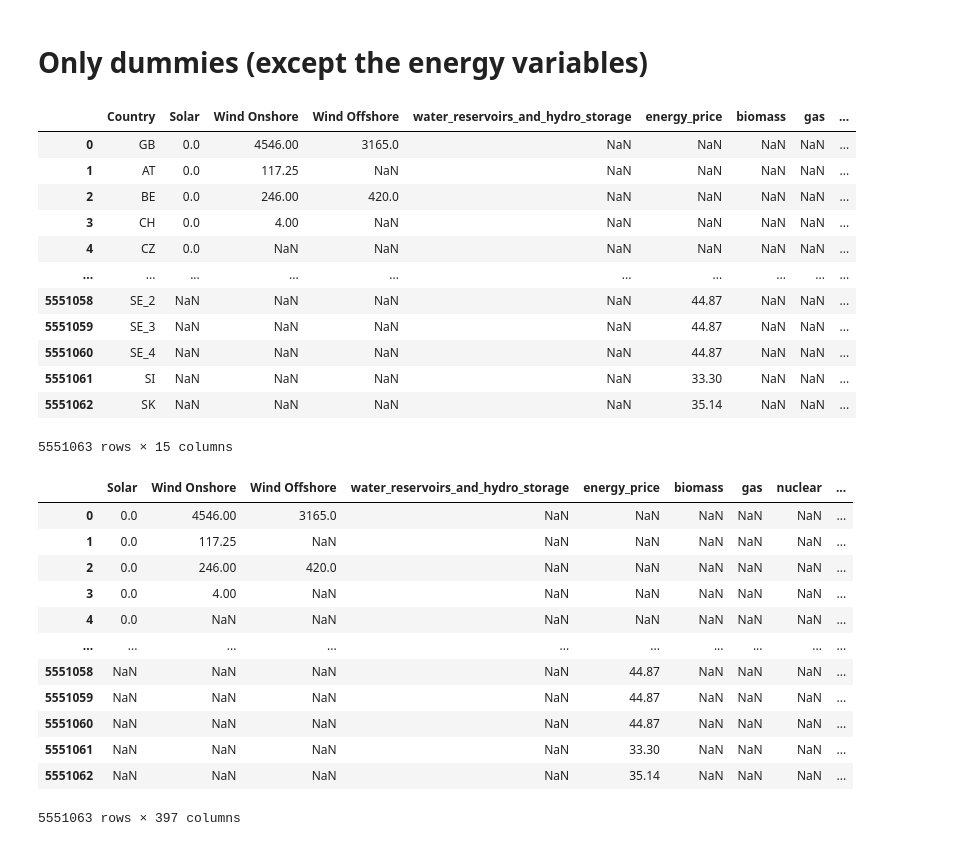
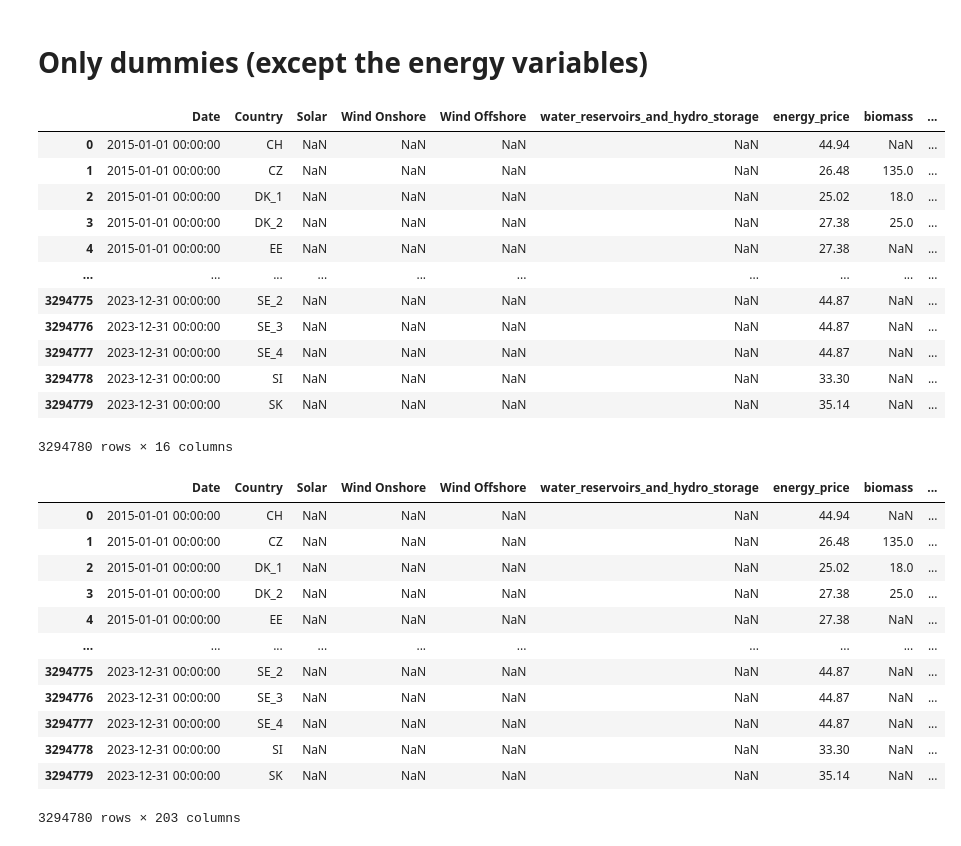
Before and after one commit to hertiemlteam/machine_learning, a Jupyter notebook: cleaned_data.ipynb, the cells around one changed output. Saved outputs shown, nothing was run; the diff lists cells and outputs as text; code cells hidden in the pictures.

```diff
--- a/cleaned_data.ipynb
+++ b/cleaned_data.ipynb
@@ -102,23 +103,23 @@ df.to_csv('C:/Users/cpedr/OneDrive - Hertie School/Semester 4/Machine Learning/P
 # %%
 # Loading final dataset
 df = pd.read_csv('C:/Users/cpedr/OneDrive - Hertie School/Semester 4/Machine Learning/Project/dates_features.csv')
 
-df.drop(['Unnamed: 0', 'Date'], axis=1, inplace=True)
+df.drop('Unnamed: 0', axis=1, inplace=True)
 df
 # %% [output]
-|  | Country | Solar | Wind Onshore | Wind Offshore | water_reservoirs_and_hydro_storage | energy_price | biomass | gas | ... |
-| 0 | GB | 0.0 | 4546.00 | 3165.0 | NaN | NaN | NaN | NaN | ... |
-| 1 | AT | 0.0 | 117.25 | NaN | NaN | NaN | NaN | NaN | ... |
-| 2 | BE | 0.0 | 246.00 | 420.0 | NaN | NaN | NaN | NaN | ... |
-| 3 | CH | 0.0 | 4.00 | NaN | NaN | NaN | NaN | NaN | ... |
-| 4 | CZ | 0.0 | NaN | NaN | NaN | NaN | NaN | NaN | ... |
+|  | Date | Country | Solar | Wind Onshore | Wind Offshore | water_reservoirs_and_hydro_storage | energy_price | biomass | ... |
+| 0 | 2015-01-01 00:00:00 | CH | NaN | NaN | NaN | NaN | 44.94 | NaN | ... |
+| 1 | 2015-01-01 00:00:00 | CZ | NaN | NaN | NaN | NaN | 26.48 | 135.0 | ... |
+| 2 | 2015-01-01 00:00:00 | DK_1 | NaN | NaN | NaN | NaN | 25.02 | 18.0 | ... |
+| 3 | 2015-01-01 00:00:00 | DK_2 | NaN | NaN | NaN | NaN | 27.38 | 25.0 | ... |
+| 4 | 2015-01-01 00:00:00 | EE | NaN | NaN | NaN | NaN | 27.38 | NaN | ... |
 | ... | ... | ... | ... | ... | ... | ... | ... | ... | ... |
-| 5551058 | SE_2 | NaN | NaN | NaN | NaN | 44.87 | NaN | NaN | ... |
-| 5551059 | SE_3 | NaN | NaN | NaN | NaN | 44.87 | NaN | NaN | ... |
-| 5551060 | SE_4 | NaN | NaN | NaN | NaN | 44.87 | NaN | NaN | ... |
-| 5551061 | SI | NaN | NaN | NaN | NaN | 33.30 | NaN | NaN | ... |
-| 5551062 | SK | NaN | NaN | NaN | NaN | 35.14 | NaN | NaN | ... |
+| 3294775 | 2023-12-31 00:00:00 | SE_2 | NaN | NaN | NaN | NaN | 44.87 | NaN | ... |
+| 3294776 | 2023-12-31 00:00:00 | SE_3 | NaN | NaN | NaN | NaN | 44.87 | NaN | ... |
+| 3294777 | 2023-12-31 00:00:00 | SE_4 | NaN | NaN | NaN | NaN | 44.87 | NaN | ... |
+| 3294778 | 2023-12-31 00:00:00 | SI | NaN | NaN | NaN | NaN | 33.30 | NaN | ... |
+| 3294779 | 2023-12-31 00:00:00 | SK | NaN | NaN | NaN | NaN | 35.14 | NaN | ... |
-5551063 rows × 15 columns
+3294780 rows × 16 columns
 # %%
 # Create a 'weekend' dummy variable where Saturday and Sunday are marked as 1, others as 0
 df['weekend'] = (df['day_of_week'] >= 5).astype(int)
@@ -131,19 +132,18 @@ for column in columns_to_dummy:
     dummies = pd.get_dummies(df[column], prefix=column).astype(int)
     df = pd.concat([df, dummies], axis=1)
 
-df.drop('Country', axis=1, inplace=True)
 df
 # %% [output]
-|  | Solar | Wind Onshore | Wind Offshore | water_reservoirs_and_hydro_storage | energy_price | biomass | gas | nuclear | ... |
-| 0 | 0.0 | 4546.00 | 3165.0 | NaN | NaN | NaN | NaN | NaN | ... |
-| 1 | 0.0 | 117.25 | NaN | NaN | NaN | NaN | NaN | NaN | ... |
-| 2 | 0.0 | 246.00 | 420.0 | NaN | NaN | NaN | NaN | NaN | ... |
-| 3 | 0.0 | 4.00 | NaN | NaN | NaN | NaN | NaN | NaN | ... |
-| 4 | 0.0 | NaN | NaN | NaN | NaN | NaN | NaN | NaN | ... |
+|  | Date | Country | Solar | Wind Onshore | Wind Offshore | water_reservoirs_and_hydro_storage | energy_price | biomass | ... |
+| 0 | 2015-01-01 00:00:00 | CH | NaN | NaN | NaN | NaN | 44.94 | NaN | ... |
+| 1 | 2015-01-01 00:00:00 | CZ | NaN | NaN | NaN | NaN | 26.48 | 135.0 | ... |
+| 2 | 2015-01-01 00:00:00 | DK_1 | NaN | NaN | NaN | NaN | 25.02 | 18.0 | ... |
+| 3 | 2015-01-01 00:00:00 | DK_2 | NaN | NaN | NaN | NaN | 27.38 | 25.0 | ... |
+| 4 | 2015-01-01 00:00:00 | EE | NaN | NaN | NaN | NaN | 27.38 | NaN | ... |
 | ... | ... | ... | ... | ... | ... | ... | ... | ... | ... |
-| 5551058 | NaN | NaN | NaN | NaN | 44.87 | NaN | NaN | NaN | ... |
-| 5551059 | NaN | NaN | NaN | NaN | 44.87 | NaN | NaN | NaN | ... |
-| 5551060 | NaN | NaN | NaN | NaN | 44.87 | NaN | NaN | NaN | ... |
-| 5551061 | NaN | NaN | NaN | NaN | 33.30 | NaN | NaN | NaN | ... |
-| 5551062 | NaN | NaN | NaN | NaN | 35.14 | NaN | NaN | NaN | ... |
+| 3294775 | 2023-12-31 00:00:00 | SE_2 | NaN | NaN | NaN | NaN | 44.87 | NaN | ... |
+| 3294776 | 2023-12-31 00:00:00 | SE_3 | NaN | NaN | NaN | NaN | 44.87 | NaN | ... |
+| 3294777 | 2023-12-31 00:00:00 | SE_4 | NaN | NaN | NaN | NaN | 44.87 | NaN | ... |
+| 3294778 | 2023-12-31 00:00:00 | SI | NaN | NaN | NaN | NaN | 33.30 | NaN | ... |
+| 3294779 | 2023-12-31 00:00:00 | SK | NaN | NaN | NaN | NaN | 35.14 | NaN | ... |
-5551063 rows × 397 columns
+3294780 rows × 203 columns
```
Also changed, not shown: parts of 22 cells of this notebook.
